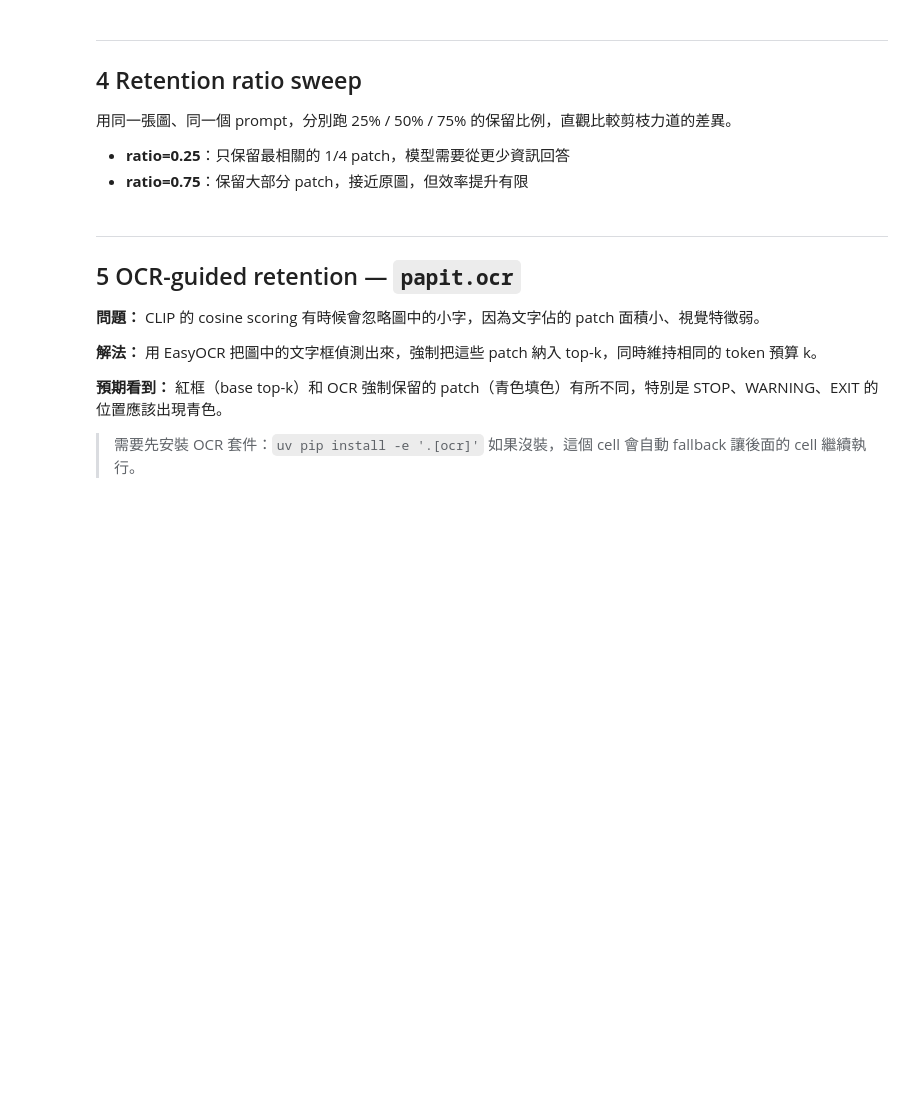
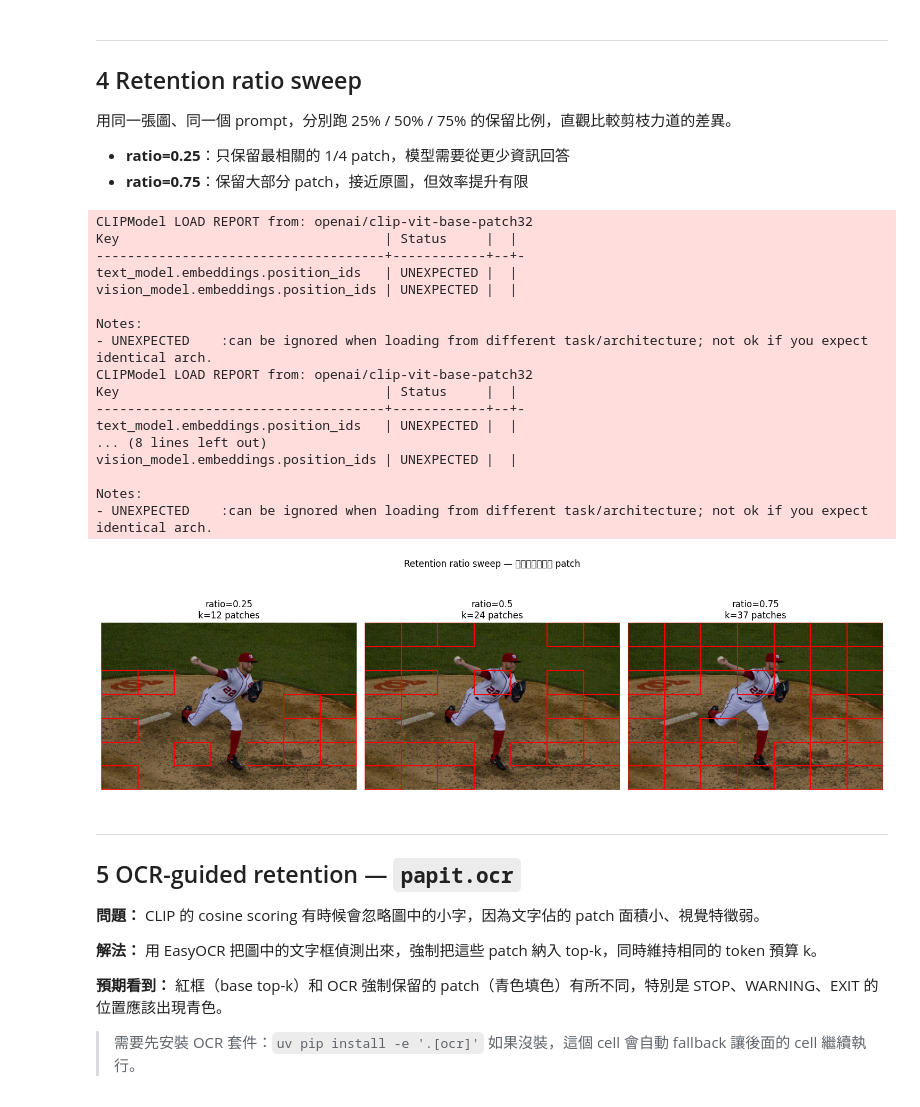
Before and after one commit to yarikama/PAPIT, a Jupyter notebook: notebooks/demo.ipynb, the cells around one changed output. Saved outputs shown, nothing was run; the diff lists cells and outputs as text; code cells hidden in the pictures; blank space fills up the shorter version.

```diff
--- a/notebooks/demo.ipynb
+++ b/notebooks/demo.ipynb
@@ -262,19 +312,38 @@ print("Projected shape:", tuple(projected.shape))
 # %%
 ratios = [0.25, 0.50, 0.75]
 fig, axes = plt.subplots(1, len(ratios), figsize=(5 * len(ratios), 5))
 
 for ax, ratio in zip(axes, ratios):
     cfg = PAPITConfig(retention_ratio=ratio, device=DEVICE)
     pr  = PromptAwarePruner(cfg)
     out = pr.run(str(IMAGE_PATH), PROMPT)
     ax.imshow(img)
     draw_patch_rects(ax, out.coords, img.size, pr.grid_size, edgecolor="red")
     ax.set_title(f"ratio={ratio}\nk={out.topk_indices.shape[0]} patches")
     ax.axis("off")
 
-plt.suptitle("Retention ratio sweep — 紅框是被保留的 patch", y=1.02)
+plt.suptitle("Retention Ratio Sweep — red boxes = kept patches", y=1.02)
 plt.tight_layout()
 plt.show()
+# %% [output]
+CLIPModel LOAD REPORT from: openai/clip-vit-base-patch32
+Key                                  | Status     |  |
+-------------------------------------+------------+--+-
+text_model.embeddings.position_ids   | UNEXPECTED |  |
+vision_model.embeddings.position_ids | UNEXPECTED |  |
+
+Notes:
+- UNEXPECTED    :can be ignored when loading from different task/architecture; not ok if you expect identical arch.
+CLIPModel LOAD REPORT from: openai/clip-vit-base-patch32
+Key                                  | Status     |  |
+-------------------------------------+------------+--+-
+text_model.embeddings.position_ids   | UNEXPECTED |  |
+... (8 lines left out)
+vision_model.embeddings.position_ids | UNEXPECTED |  |
+
+Notes:
+- UNEXPECTED    :can be ignored when loading from different task/architecture; not ok if you expect identical arch.
+[figure, added]
 # %% [markdown]
 ---
 ## 5  OCR-guided retention — `papit.ocr`
```
Also changed, not shown: parts of 16 cells of this notebook.
